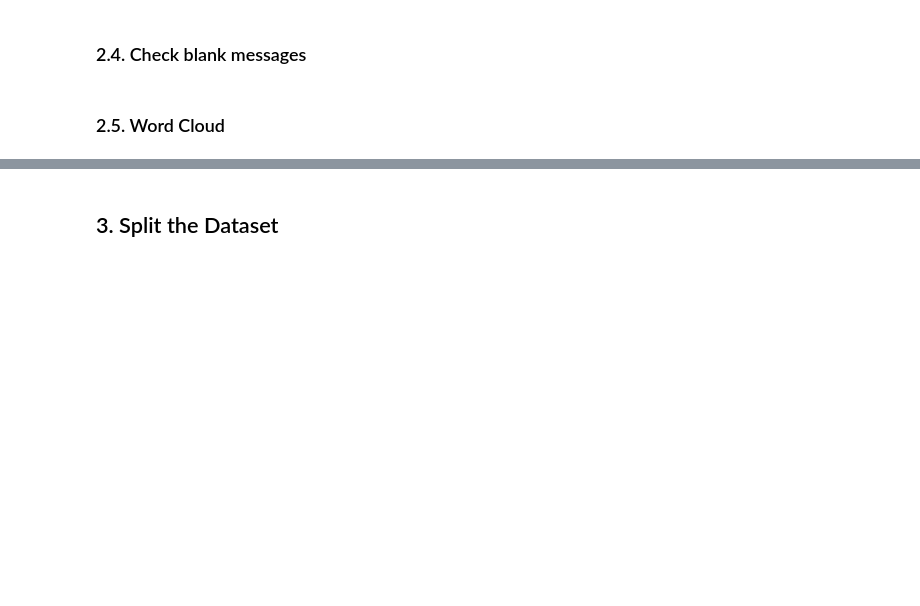
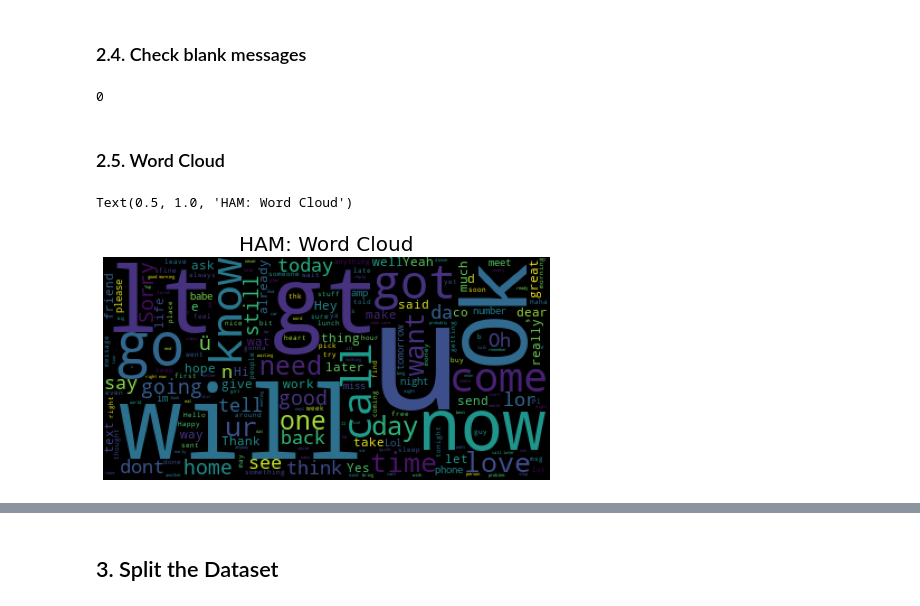
Before and after one commit to prof-samuka-IFSP/IFSP-CMP-D3TOP-2023.1, a Jupyter notebook: text-classification/spam_text_classification_v1.ipynb, the cells around one changed output, grey strips where cells are left out. Cells and saved outputs as stored; diff of their text form; code cells hidden in the pictures; blank space fills up the shorter version.

```diff
--- a/text-classification/spam_text_classification_v1.ipynb
+++ b/text-classification/spam_text_classification_v1.ipynb
@@ -46,3 +87,8 @@ sns.countplot(data=df, x='Category')
 The dataset is very imbalanced!
 # %% [markdown]
 ### 2.3. Label Classes
+# %%
+from sklearn.preprocessing import LabelEncoder
+
+label_encoder = LabelEncoder()
+label_encoder.fit(df['Category'])
@@ -54,2 +106,4 @@ for label, class_ in enumerate(label_encoder.classes_):
+# %%
+df['Label'] = label_encoder.transform(df['Category'])
 # %%
 df
@@ -57,5 +125,27 @@ df
 ### 2.4. Check blank messages
 # %%
 pd.isna(df['Category']).sum()
+# %% [output]
+0
 # %% [markdown]
 ### 2.5. Word Cloud
+# %%
+from wordcloud import WordCloud
+
+df_ham = df[df['Category'] == 'ham']
+
+# Generate a word cloud image
+text = ' '.join(df_ham['Message'])
+
+wordcloud = WordCloud().generate(text)
+
+# Display the generated image:
+# the matplotlib way:
+import matplotlib.pyplot as plt
+plt.figure(figsize=(8,8))
+plt.imshow(wordcloud)
+plt.axis("off")
+plt.title('HAM: Word Cloud', fontsize=20)
+# %% [output]
+Text(0.5, 1.0, 'HAM: Word Cloud')
+[figure, added]
```
Also changed, not shown: parts of 22 cells of this notebook.
